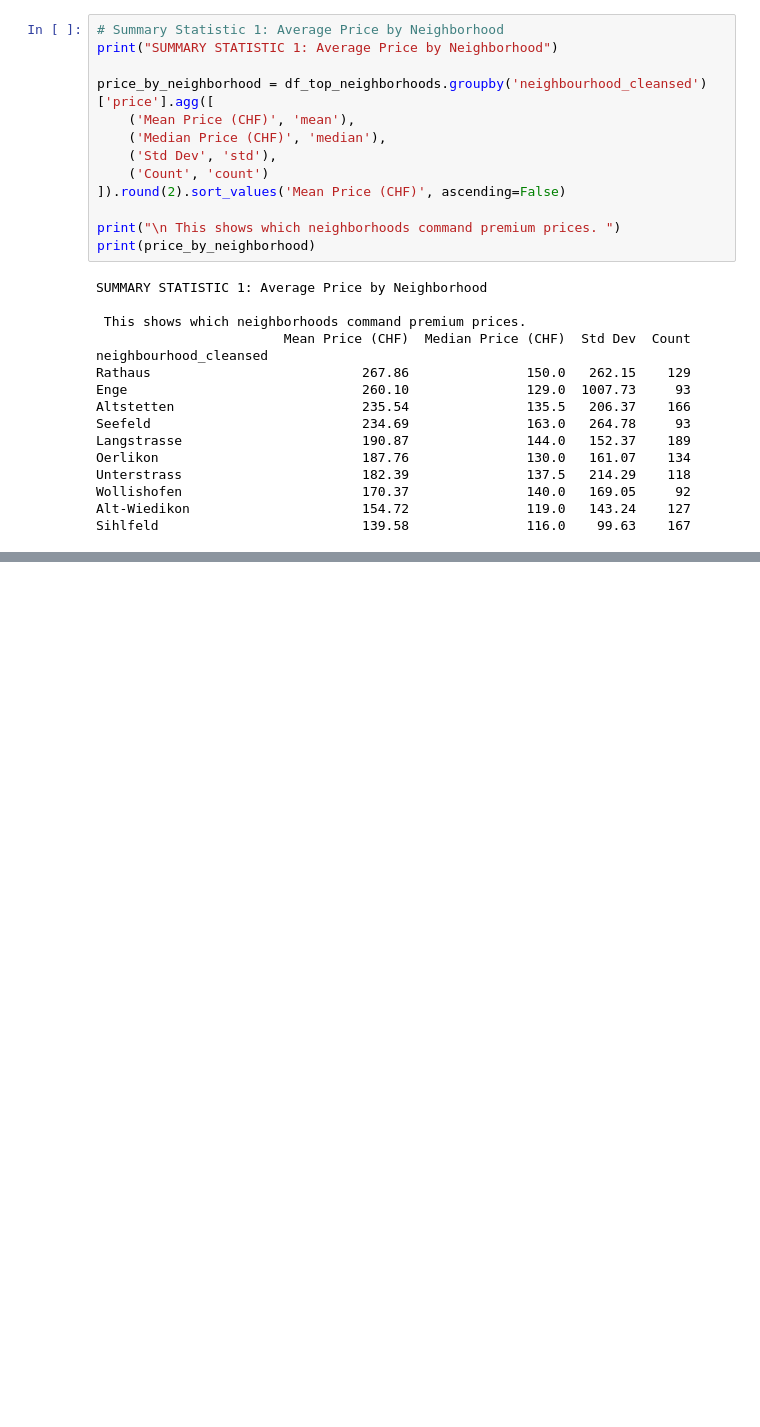
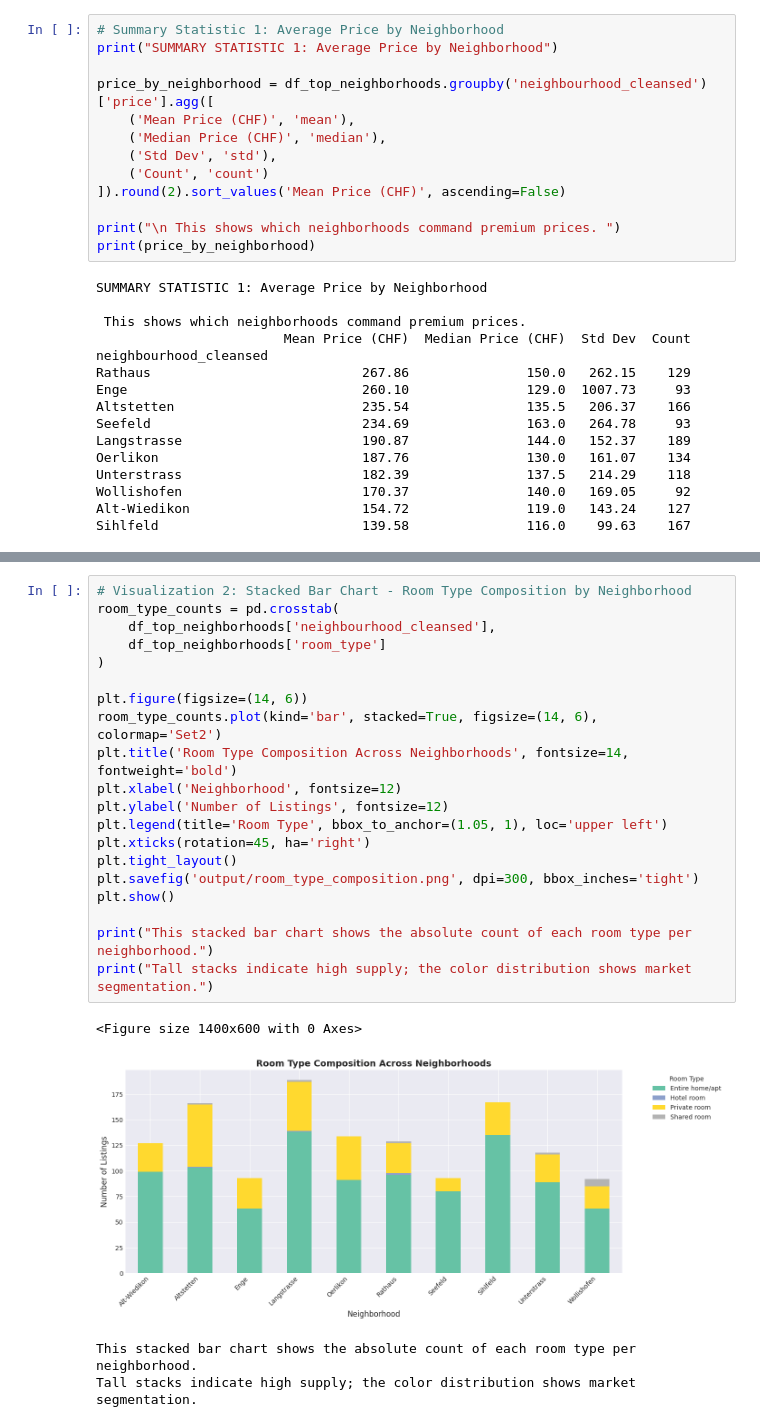
Before and after one commit to samarthya/METAD699-Project, a Jupyter notebook: zurich_airbnb.ipynb, the cells around one changed output, grey strips where cells are left out. Saved outputs shown, nothing was run; the diff lists cells and outputs as text; blank space fills up the shorter version.

```diff
--- a/zurich_airbnb.ipynb
+++ b/zurich_airbnb.ipynb
@@ -261,0 +426,25 @@ Sihlfeld                          139.58               116.0    99.63    167
+# %%
+# Visualization 2: Stacked Bar Chart - Room Type Composition by Neighborhood
+room_type_counts = pd.crosstab(
+    df_top_neighborhoods['neighbourhood_cleansed'],
+    df_top_neighborhoods['room_type']
+)
+
+plt.figure(figsize=(14, 6))
+room_type_counts.plot(kind='bar', stacked=True, figsize=(14, 6), colormap='Set2')
+plt.title('Room Type Composition Across Neighborhoods', fontsize=14, fontweight='bold')
+plt.xlabel('Neighborhood', fontsize=12)
+plt.ylabel('Number of Listings', fontsize=12)
+plt.legend(title='Room Type', bbox_to_anchor=(1.05, 1), loc='upper left')
+plt.xticks(rotation=45, ha='right')
+plt.tight_layout()
+plt.savefig('output/room_type_composition.png', dpi=300, bbox_inches='tight')
+plt.show()
+
+print("This stacked bar chart shows the absolute count of each room type per neighborhood.")
+print("Tall stacks indicate high supply; the color distribution shows market segmentation.")
+# %% [output]
+<Figure size 1400x600 with 0 Axes>
+[figure, added]
+This stacked bar chart shows the absolute count of each room type per neighborhood.
+Tall stacks indicate high supply; the color distribution shows market segmentation.
```
Also changed, not shown: parts of 5 cells of this notebook.
